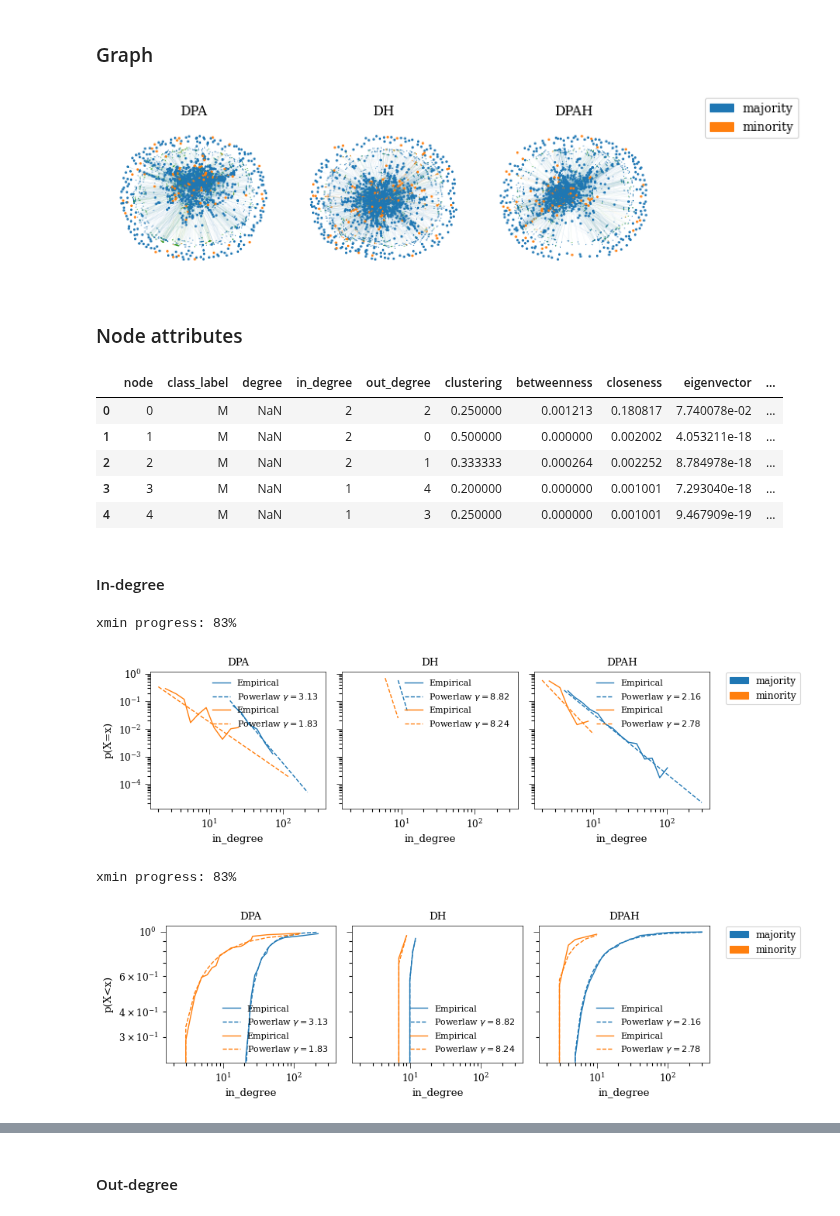
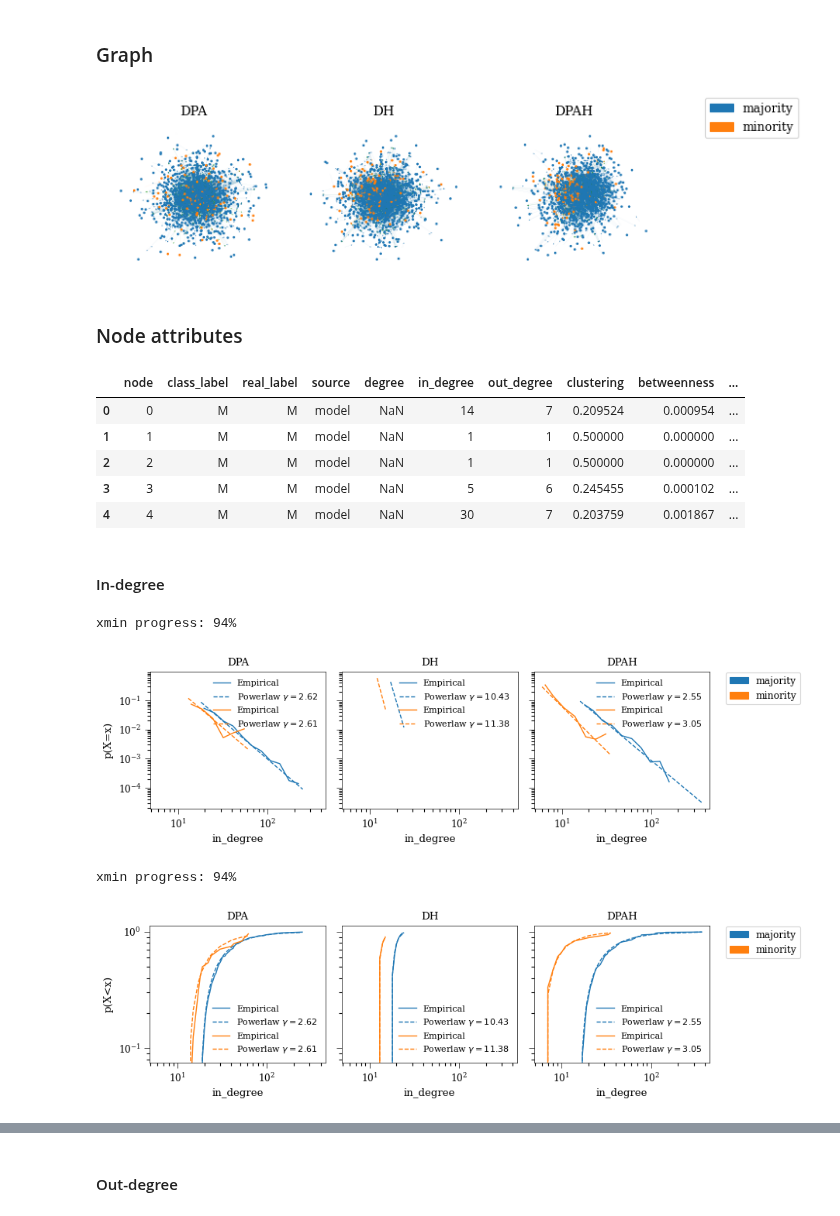
Before and after one commit to CSHVienna/NetworkInequalities, a Jupyter notebook: examples/notebooks/directed.ipynb, the cells around one changed output, grey strips where cells are left out. Saved outputs shown, nothing was run; the diff lists cells and outputs as text; code cells hidden in the pictures.

Commit message:
adding outdegree>0 condition in directed graph
re-runing notebooks and updates in doctring

```diff
--- a/examples/notebooks/directed.ipynb
+++ b/examples/notebooks/directed.ipynb
@@ -16,7 +16,7 @@ from netin import stats
 # %%
 n = 1000
 f_m = 0.1
-d = 0.005
+d = 0.01
 h_MM = 0.9
 h_mm = 0.9
 plo_M = 2.0
@@ -102,9 +105,12 @@ viz.set_paper_style()
 ### Graph
 # %%
 graphs = [g_dpa, g_dh, g_dpah]
-viz.plot_graph(graphs, cell_size=2, share_pos=False)
+viz.plot_graph(graphs,
+               cell_size=2,
+               ignore_singletons=True,
+               share_pos=False)
 # %% [output]
-[figure, old version]
+[figure, new version]
 # %% [markdown]
 ### Node attributes
 # %%
@@ -115,12 +121,12 @@ md_dpah = g_dpah.get_node_metadata_as_dataframe(n_jobs=10)
 # see example of genereate metadata
 md_dpa.head()
 # %% [output]
-|  | node | class_label | degree | in_degree | out_degree | clustering | betweenness | closeness | eigenvector | ... |
-| 0 | 0 | M | NaN | 2 | 2 | 0.250000 | 0.001213 | 0.180817 | 7.740078e-02 | ... |
-| 1 | 1 | M | NaN | 2 | 0 | 0.500000 | 0.000000 | 0.002002 | 4.053211e-18 | ... |
-| 2 | 2 | M | NaN | 2 | 1 | 0.333333 | 0.000264 | 0.002252 | 8.784978e-18 | ... |
-| 3 | 3 | M | NaN | 1 | 4 | 0.200000 | 0.000000 | 0.001001 | 7.293040e-18 | ... |
-| 4 | 4 | M | NaN | 1 | 3 | 0.250000 | 0.000000 | 0.001001 | 9.467909e-19 | ... |
+|  | node | class_label | real_label | source | degree | in_degree | out_degree | clustering | betweenness | ... |
+| 0 | 0 | M | M | model | NaN | 14 | 7 | 0.209524 | 0.000954 | ... |
+| 1 | 1 | M | M | model | NaN | 1 | 1 | 0.500000 | 0.000000 | ... |
+| 2 | 2 | M | M | model | NaN | 1 | 1 | 0.500000 | 0.000000 | ... |
+| 3 | 3 | M | M | model | NaN | 5 | 6 | 0.245455 | 0.000102 | ... |
+| 4 | 4 | M | M | model | NaN | 30 | 7 | 0.203759 | 0.001867 | ... |
 # %%
 # all into a list
 distributions = [md_dpa, md_dh, md_dpah]
@@ -131,15 +137,15 @@ viz.plot_powerlaw_fit(distributions, col_name='in_degree', hue='class_label',
                       kind='pdf', fontsize=8,
                       cell_size=2.7, sharex=True, sharey=True)
 # %% [output]
-xmin progress: 83%
+xmin progress: 94%
-[figure, old version]
+[figure, new version]
 # %%
 viz.plot_powerlaw_fit(distributions, col_name='in_degree', hue='class_label',
                       kind='cdf', fontsize=8,
                       cell_size=2.7, sharex=True, sharey=True)
 # %% [output]
-xmin progress: 83%
+xmin progress: 94%
-[figure, old version]
+[figure, new version]
 # %%
 viz.plot_powerlaw_fit(distributions, col_name='in_degree', hue='class_label',
                       kind='ccdf', fontsize=8,
```
Also changed, not shown: parts of 9 cells of this notebook, 18 other files.
